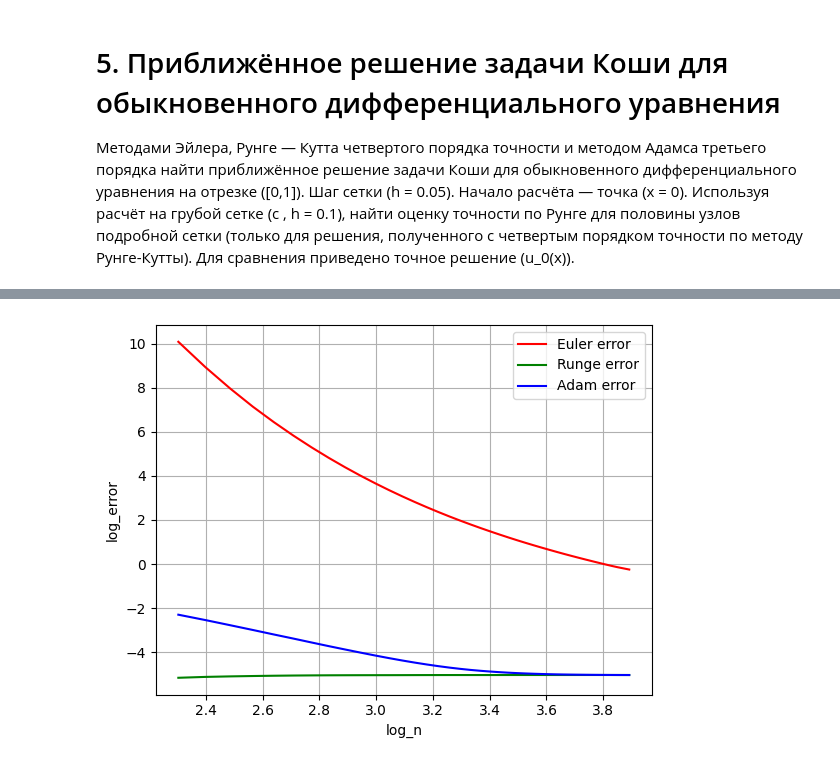
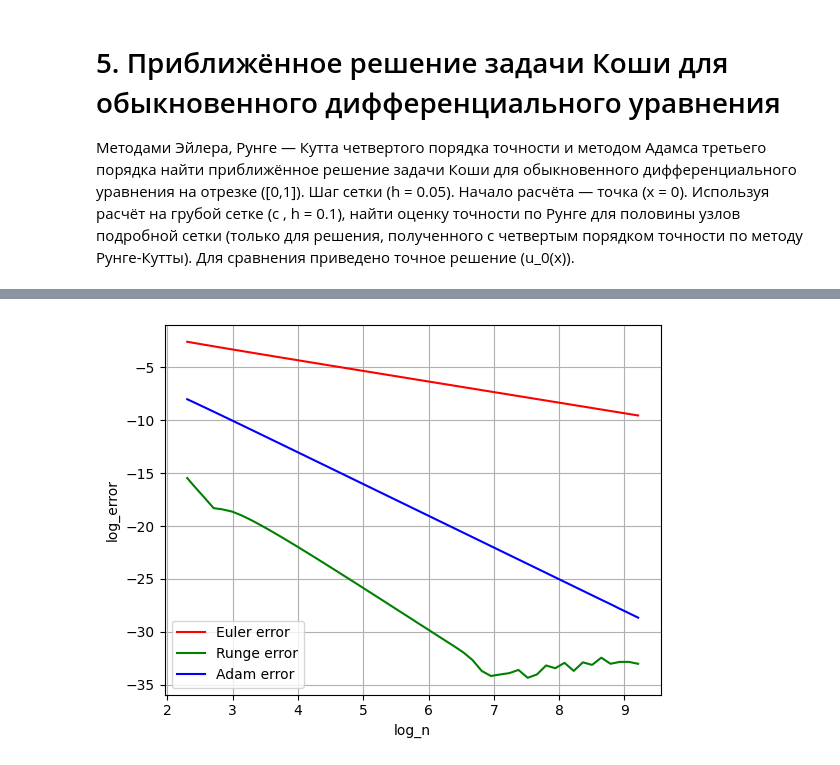
Before and after one commit to AndreDon0/Numerical_methods, a Jupyter notebook: labs/5.ipynb, the cells around one changed output, grey strips where cells are left out. Cells and saved outputs as stored; diff of their text form; code cells hidden in the pictures.

```diff
--- a/labs/5.ipynb
+++ b/labs/5.ipynb
@@ -111,3 +95,37 @@ plt.show()
+# %%
+n_history = []
+euler_error_history = []
+runge_error_history = []
+adam_error_history = []
+
+for n in tqdm(np.logspace(1, 4, num=50, base=10).astype(int)):
+    grid = np.linspace(a, b, n)
+    u_grid = u0(grid)
+
+    n_history.append(n)
+    euler_res = euler(F, grid, Y0)
+    runge_kutta_res = runge_kutta_4(F, grid, Y0)
+    adam_res = adam_3(F, grid, Y0)
+    euler_error_history.append(abs(u_grid - euler_res[:, 0]).max())
+    runge_error_history.append(abs(u_grid - runge_kutta_res[:, 0]).max())
+    adam_error_history.append(abs(u_grid - adam_res[:, 0]).max())
+
+n_history = np.array(n_history)
+euler_error_history = np.array(euler_error_history)
+runge_error_history = np.array(runge_error_history)
+adam_error_history = np.array(adam_error_history)
+
+plt.plot(np.log(n_history), np.log(euler_error_history + 1e-16), color='red', label="Euler error")
+plt.plot(np.log(n_history), np.log(runge_error_history + 1e-16), color='green', label="Runge error")
+plt.plot(np.log(n_history), np.log(adam_error_history + 1e-16), color='blue', label="Adam error")
+plt.xlabel("log_n")
+plt.ylabel("log_error")
+plt.grid(True)
+plt.legend()
+
+plt.show()
+# %% [output]
+[figure, added]
 # %%
 a, b = 0, 30
 x0 = 0
@@ -118,39 +136,3 @@ def F(x, Y):
 
 def u0(x):
     return (np.e**(-0.1*x))*(1.0318*np.cos(2.99666*x)-0.23079*np.sin(2.99666*x))-0.03180*np.cos(2*x)+0.39746*np.sin(2*x)
-# %%
-n_history = []
-euler_error_history = []
-runge_error_history = []
-adam_error_history = []
-
-for p in tqdm(range(10, 50)):
-
-    h = 1 / p
-    grid = np.linspace(a, b, int((b - a)/h + 1))
-    u_grid = u0(grid)
-
-    n_history.append(p)
-    euler_grid, euler_res = euler(F, x0, Y0, [a, b], h=h)
-    runge_kutta_grid, runge_kutta_res = runge_kutta_4(F, x0, Y0, [a, b], h=h)
-    adam_grid, adam_res = adam_3(F, x0, Y0, [a, b], h=h)
-    euler_error_history.append(abs(u_grid - euler_res[:, 0]).max())
-    runge_error_history.append(abs(u_grid - runge_kutta_res[:, 0]).max())
-    adam_error_history.append(abs(u_grid - adam_res[:, 0]).max())
-
-n_history = np.array(n_history)
-euler_error_history = np.array(euler_error_history)
-runge_error_history = np.array(runge_error_history)
-adam_error_history = np.array(adam_error_history)
-
-plt.plot(np.log(n_history), np.log(euler_error_history + 1e-16), color='red', label="Euler error")
-plt.plot(np.log(n_history), np.log(runge_error_history + 1e-16), color='green', label="Runge error")
-plt.plot(np.log(n_history), np.log(adam_error_history + 1e-16), color='blue', label="Adam error")
-plt.xlabel("log_n")
-plt.ylabel("log_error")
-plt.grid(True)
-plt.legend()
-
-plt.show()
-# %% [output]
-[figure, removed]
```
Also changed, not shown: parts of 5 cells of this notebook.
